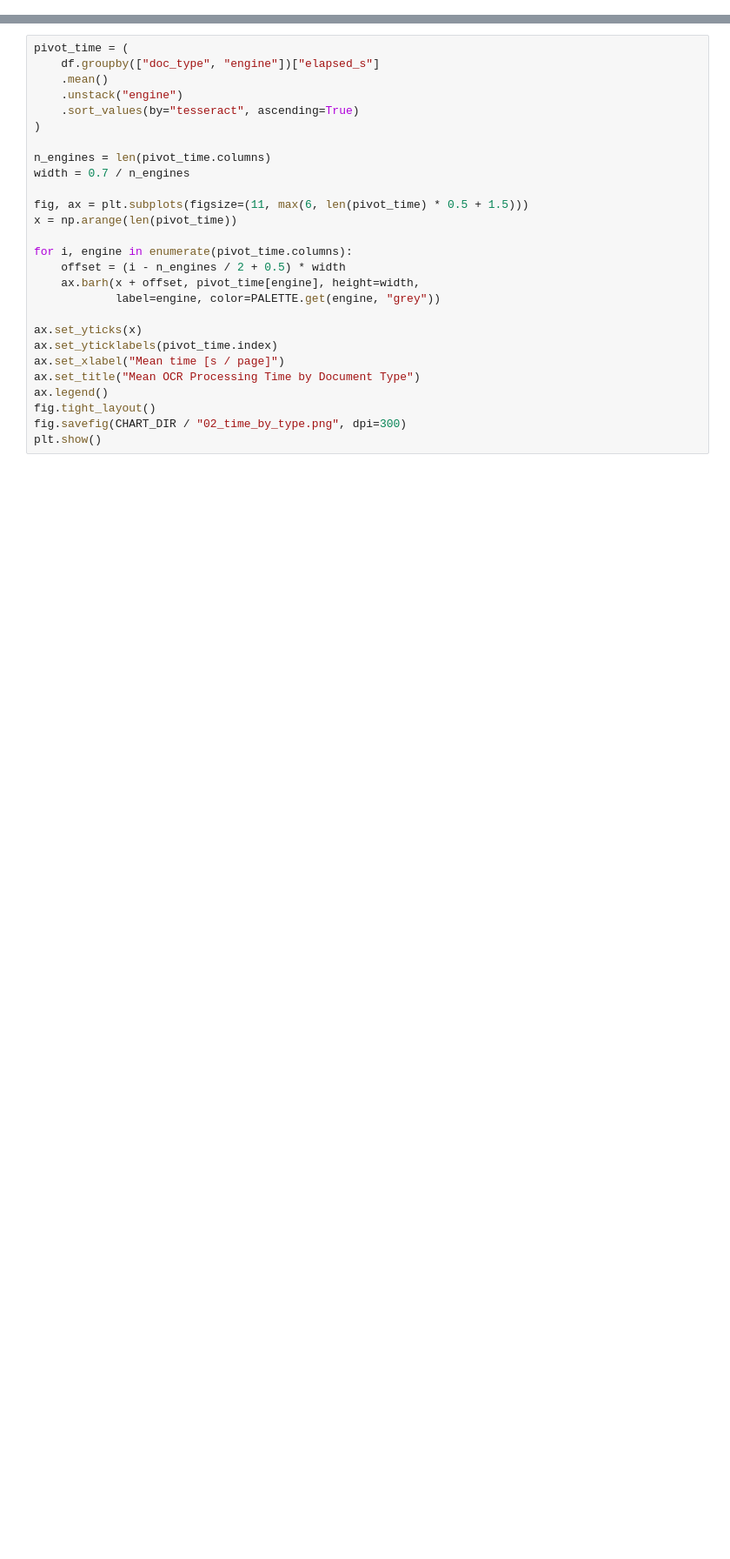
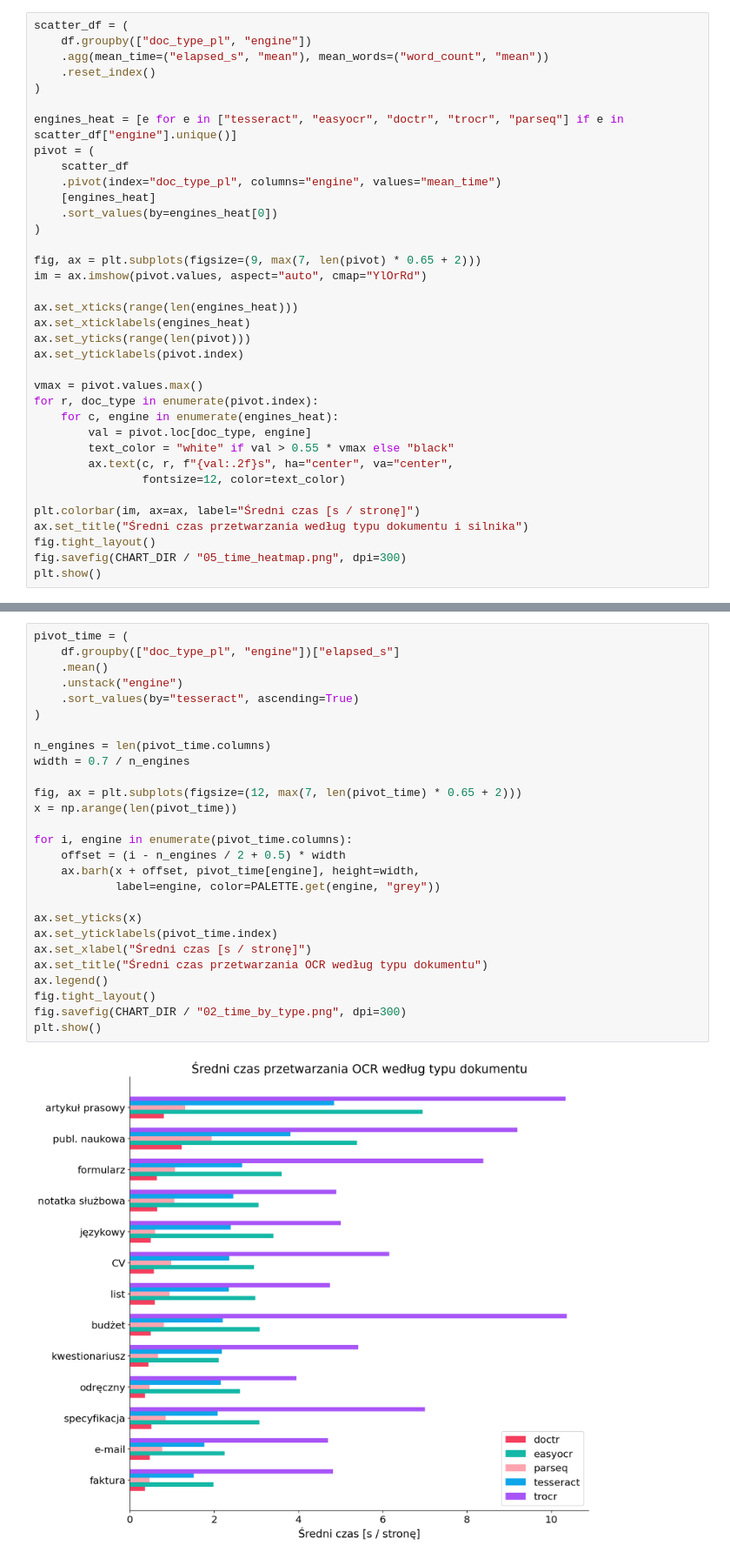
Before and after one commit to ludrian42/page-stream-segmentation, a Jupyter notebook: notebooks/01_ocr_evaluation.ipynb, the cells around one changed output, grey strips where cells are left out. Shown at 87% size. Saved outputs shown, nothing was run; the diff lists cells and outputs as text; blank space fills up the shorter version.

```diff
--- a/notebooks/01_ocr_evaluation.ipynb
+++ b/notebooks/01_ocr_evaluation.ipynb
@@ -290,0 +351,36 @@ plt.show()
+# %%
+scatter_df = (
+    df.groupby(["doc_type_pl", "engine"])
+    .agg(mean_time=("elapsed_s", "mean"), mean_words=("word_count", "mean"))
+    .reset_index()
+)
+
+engines_heat = [e for e in ["tesseract", "easyocr", "doctr", "trocr", "parseq"] if e in scatter_df["engine"].unique()]
+pivot = (
+    scatter_df
+    .pivot(index="doc_type_pl", columns="engine", values="mean_time")
+    [engines_heat]
+    .sort_values(by=engines_heat[0])
+)
+
+fig, ax = plt.subplots(figsize=(9, max(7, len(pivot) * 0.65 + 2)))
+im = ax.imshow(pivot.values, aspect="auto", cmap="YlOrRd")
+
+ax.set_xticks(range(len(engines_heat)))
+ax.set_xticklabels(engines_heat)
+ax.set_yticks(range(len(pivot)))
+ax.set_yticklabels(pivot.index)
+
+vmax = pivot.values.max()
+for r, doc_type in enumerate(pivot.index):
+    for c, engine in enumerate(engines_heat):
+        val = pivot.loc[doc_type, engine]
+        text_color = "white" if val > 0.55 * vmax else "black"
+        ax.text(c, r, f"{val:.2f}s", ha="center", va="center",
+                fontsize=12, color=text_color)
+
+plt.colorbar(im, ax=ax, label="Średni czas [s / stronę]")
+ax.set_title("Średni czas przetwarzania według typu dokumentu i silnika")
+fig.tight_layout()
+fig.savefig(CHART_DIR / "05_time_heatmap.png", dpi=300)
+plt.show()
@@ -291,27 +389,29 @@ plt.show()
 # %%
 pivot_time = (
-    df.groupby(["doc_type", "engine"])["elapsed_s"]
+    df.groupby(["doc_type_pl", "engine"])["elapsed_s"]
     .mean()
     .unstack("engine")
     .sort_values(by="tesseract", ascending=True)
 )
 
 n_engines = len(pivot_time.columns)
 width = 0.7 / n_engines
 
-fig, ax = plt.subplots(figsize=(11, max(6, len(pivot_time) * 0.5 + 1.5)))
+fig, ax = plt.subplots(figsize=(12, max(7, len(pivot_time) * 0.65 + 2)))
 x = np.arange(len(pivot_time))
 
 for i, engine in enumerate(pivot_time.columns):
     offset = (i - n_engines / 2 + 0.5) * width
     ax.barh(x + offset, pivot_time[engine], height=width,
             label=engine, color=PALETTE.get(engine, "grey"))
 
 ax.set_yticks(x)
 ax.set_yticklabels(pivot_time.index)
-ax.set_xlabel("Mean time [s / page]")
-ax.set_title("Mean OCR Processing Time by Document Type")
+ax.set_xlabel("Średni czas [s / stronę]")
+ax.set_title("Średni czas przetwarzania OCR według typu dokumentu")
 ax.legend()
 fig.tight_layout()
 fig.savefig(CHART_DIR / "02_time_by_type.png", dpi=300)
 plt.show()
+# %% [output]
+[figure, added]
```
Also changed, not shown: parts of 41 cells of this notebook, 16 other files.
